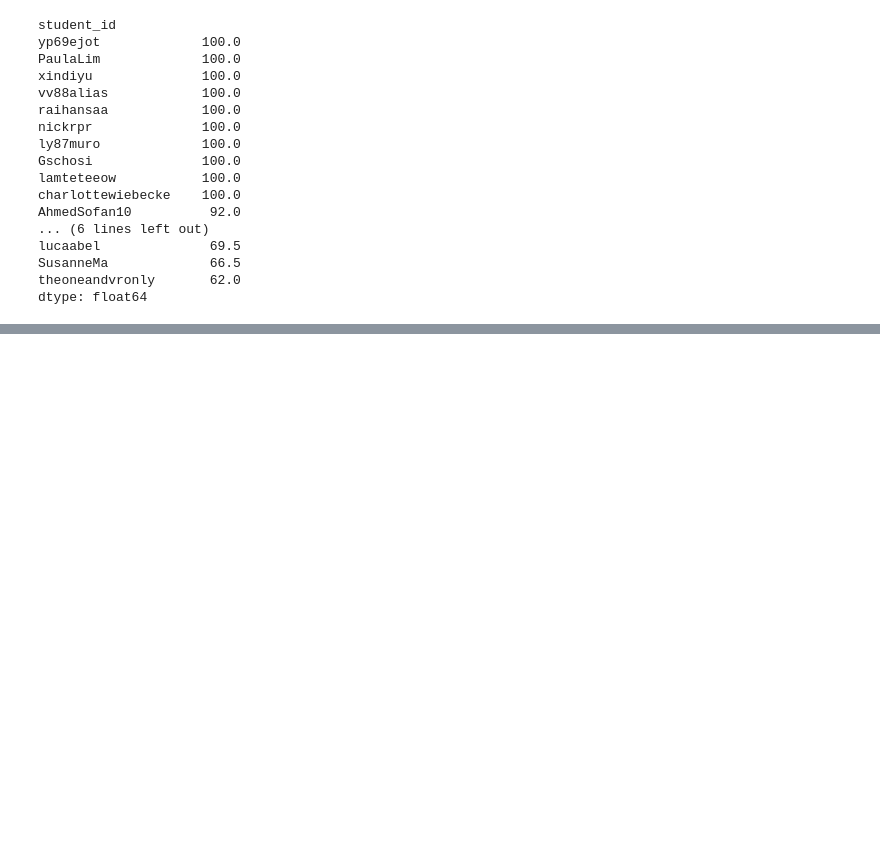
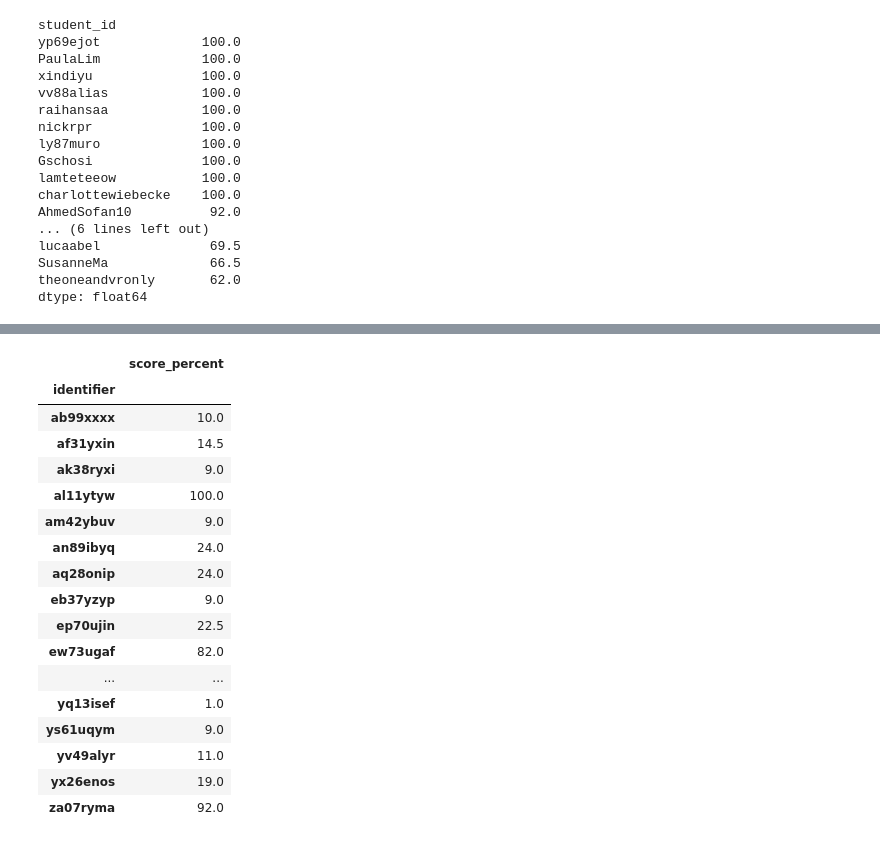
Before and after one commit to digikolleg-data-science-psychology/ads_exercise, a Jupyter notebook: calculate_score.ipynb, the cells around one changed output, grey strips where cells are left out. Saved outputs shown, nothing was run; the diff lists cells and outputs as text; code cells hidden in the pictures; blank space fills up the shorter version.

```diff
--- a/calculate_score.ipynb
+++ b/calculate_score.ipynb
@@ -99,0 +183,22 @@ percentage.to_csv(output_path.joinpath(semester+"-"+timestr+".csv"))
+# %%
+total = total.reset_index().set_index("identifier").drop("student_id", axis=1).sort_index()
+total
+# %% [output]
+|  | score_percent |
+| identifier |  |
+| ab99xxxx | 10.0 |
+| af31yxin | 14.5 |
+| ak38ryxi | 9.0 |
+| al11ytyw | 100.0 |
+| am42ybuv | 9.0 |
+| an89ibyq | 24.0 |
+| aq28onip | 24.0 |
+| eb37yzyp | 9.0 |
+| ep70ujin | 22.5 |
+| ew73ugaf | 82.0 |
+| ... | ... |
+| yq13isef | 1.0 |
+| ys61uqym | 9.0 |
+| yv49alyr | 11.0 |
+| yx26enos | 19.0 |
+| za07ryma | 92.0 |
```
Also changed, not shown: parts of 8 cells of this notebook.
